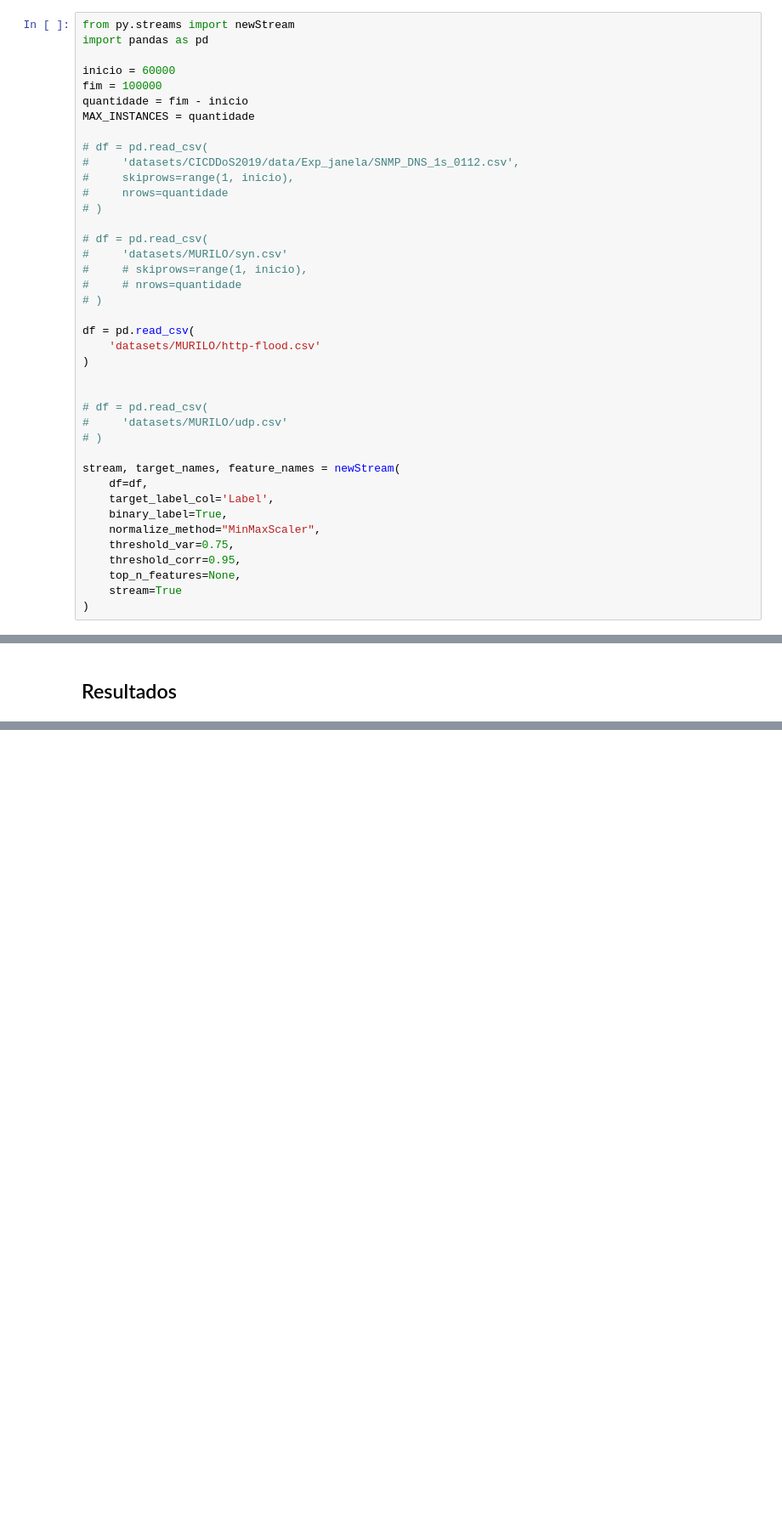
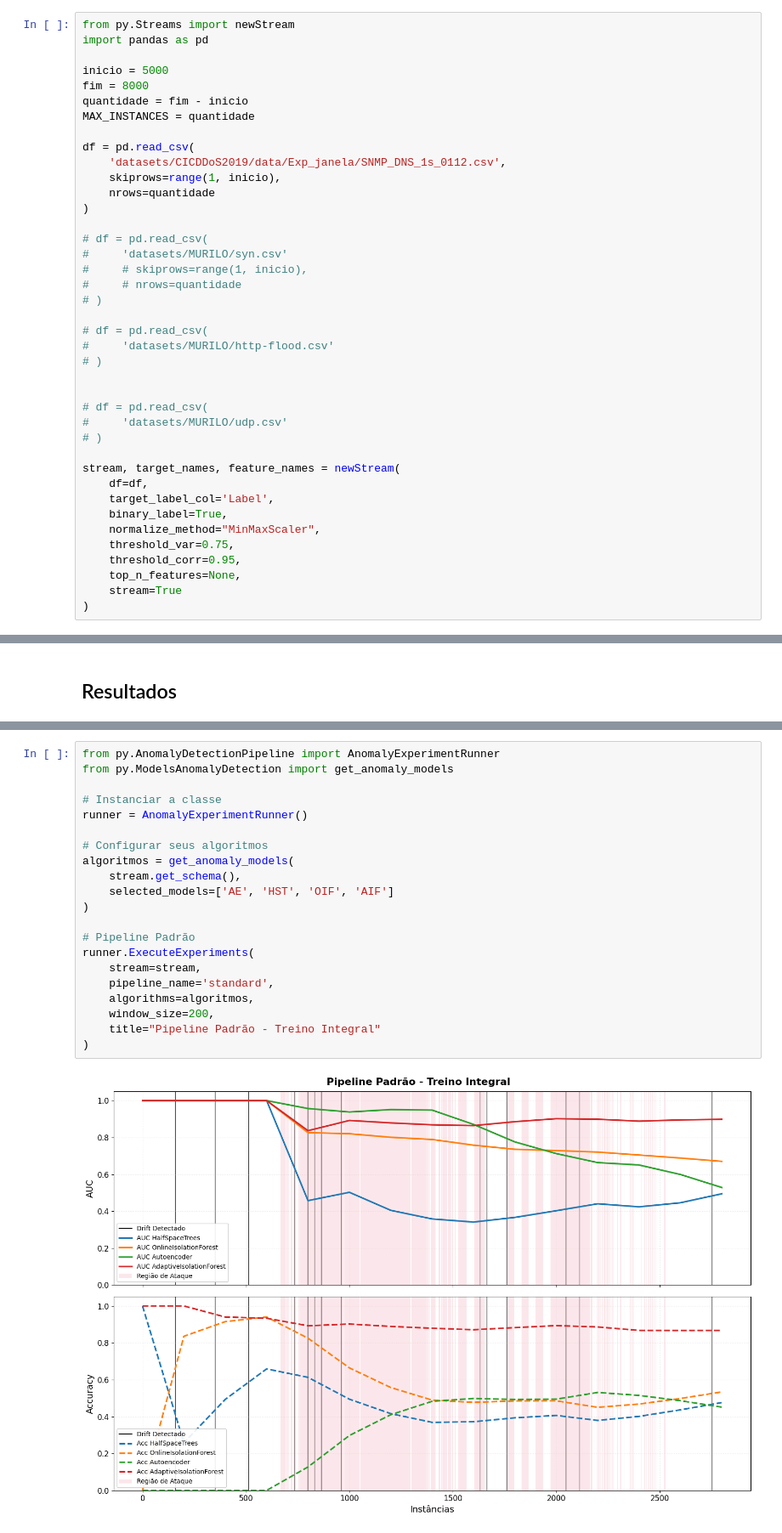
Before and after one commit to iRocktys/anomaly-detection-data-stream, a Jupyter notebook: AnomalyDetectionDevelop.ipynb, the cells around one changed output, grey strips where cells are left out. Shown at 85% size. Drawn from its saved outputs; the diff is of its cells as text; blank space fills up the shorter version.

```diff
--- a/AnomalyDetectionDevelop.ipynb
+++ b/AnomalyDetectionDevelop.ipynb
@@ -415,19 +178,19 @@ def ExecuteExperiments(stream, n_pipeline, algorithms, warmup_windows=5, window_
 # %% [markdown]
 ## Stream
 # %%
-from py.streams import newStream
+from py.Streams import newStream
 import pandas as pd
 
-inicio = 60000
-fim = 100000
+inicio = 5000
+fim = 8000
 quantidade = fim - inicio
 MAX_INSTANCES = quantidade
 
-# df = pd.read_csv(
-#     'datasets/CICDDoS2019/data/Exp_janela/SNMP_DNS_1s_0112.csv',
-#     skiprows=range(1, inicio),
-#     nrows=quantidade
-# )
+df = pd.read_csv(
+    'datasets/CICDDoS2019/data/Exp_janela/SNMP_DNS_1s_0112.csv',
+    skiprows=range(1, inicio),
+    nrows=quantidade
+)
 
 # df = pd.read_csv(
 #     'datasets/MURILO/syn.csv'
@@ -435,9 +198,9 @@ MAX_INSTANCES = quantidade
 #     # nrows=quantidade
 # )
 
-df = pd.read_csv(
-    'datasets/MURILO/http-flood.csv'
-)
+# df = pd.read_csv(
+#     'datasets/MURILO/http-flood.csv'
+# )
 
 
 # df = pd.read_csv(
@@ -504,0 +265,23 @@ ExecuteExperiments(stream, n_pipeline=1, algorithms=algoritmos, warmup_windows=3
+# %%
+from py.AnomalyDetectionPipeline import AnomalyExperimentRunner
+from py.ModelsAnomalyDetection import get_anomaly_models
+
+# Instanciar a classe
+runner = AnomalyExperimentRunner()
+
+# Configurar seus algoritmos
+algoritmos = get_anomaly_models(
+    stream.get_schema(),
+    selected_models=['AE', 'HST', 'OIF', 'AIF']
+)
+
+# Pipeline Padrão
+runner.ExecuteExperiments(
+    stream=stream,
+    pipeline_name='standard',
+    algorithms=algoritmos,
+    window_size=200,
+    title="Pipeline Padrão - Treino Integral"
+)
+# %% [output]
+[figure, added]
```
Also changed, not shown: parts of 10 cells of this notebook, 7 other files.
